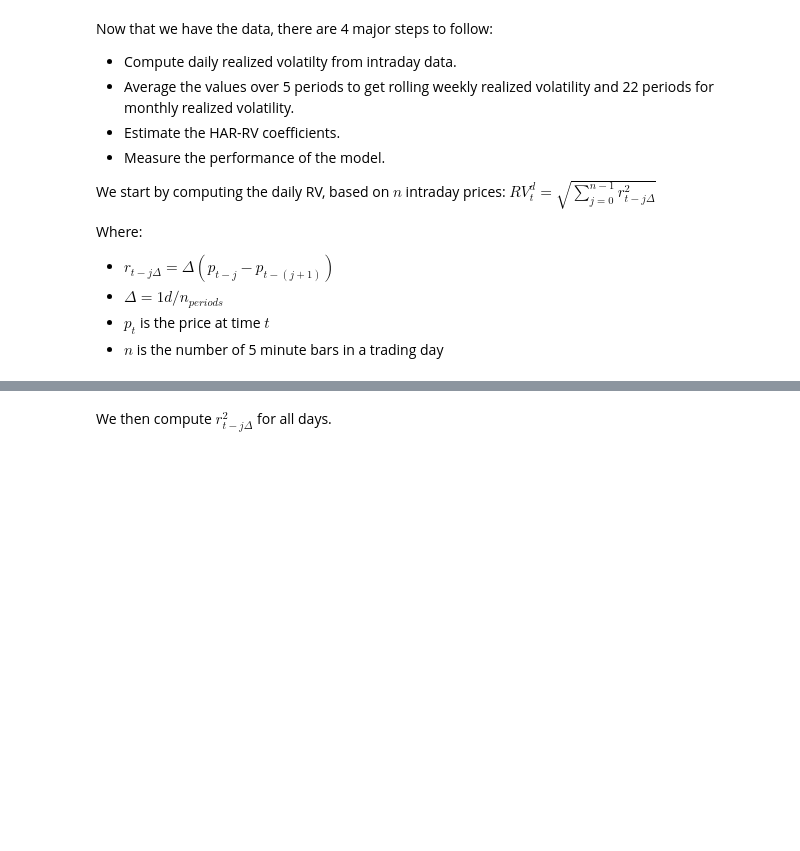
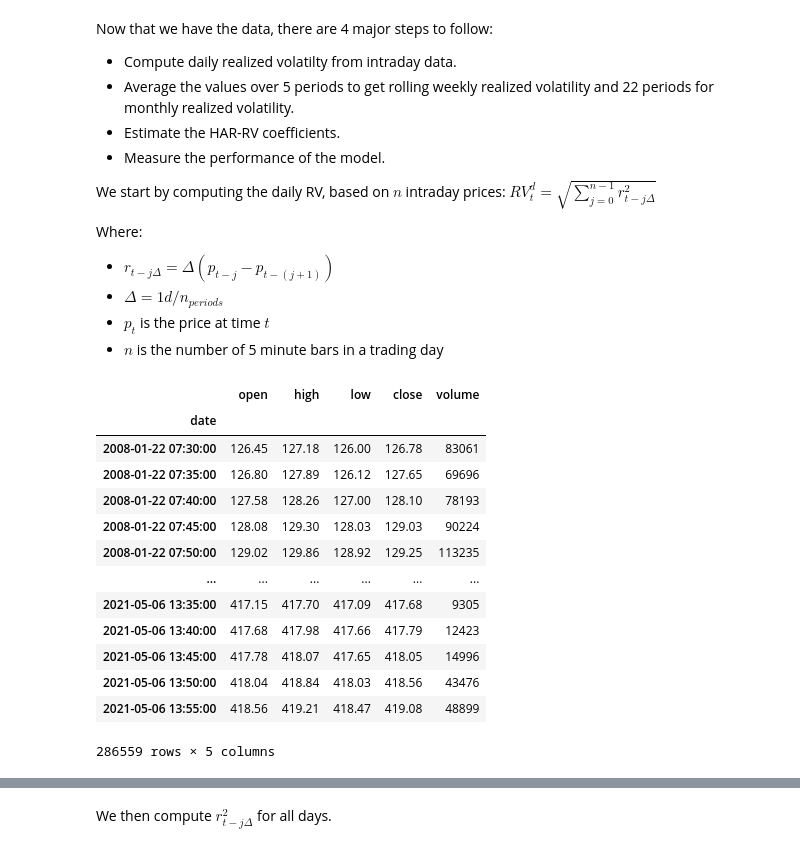
Before and after one commit to hpml-fall2025/hpml-project, a Jupyter notebook: HAR-RV_forecast.ipynb, the cells around one changed output, grey strips where cells are left out. Saved outputs shown, nothing was run; the diff lists cells and outputs as text; code cells hidden in the pictures; blank space fills up the shorter version.

```diff
--- a/HAR-RV_forecast.ipynb
+++ b/HAR-RV_forecast.ipynb
@@ -124,3 +105,20 @@ Where:
 - $\Delta = 1d/n_{periods}$
 - $p_t$ is the price at time $t$
 - $n$ is the number of 5 minute bars in a trading day
+# %%
+alt_df
+# %% [output]
+|  | open | high | low | close | volume |
+| date |  |  |  |  |  |
+| 2008-01-22 07:30:00 | 126.45 | 127.18 | 126.00 | 126.78 | 83061 |
+| 2008-01-22 07:35:00 | 126.80 | 127.89 | 126.12 | 127.65 | 69696 |
+| 2008-01-22 07:40:00 | 127.58 | 128.26 | 127.00 | 128.10 | 78193 |
+| 2008-01-22 07:45:00 | 128.08 | 129.30 | 128.03 | 129.03 | 90224 |
+| 2008-01-22 07:50:00 | 129.02 | 129.86 | 128.92 | 129.25 | 113235 |
+| ... | ... | ... | ... | ... | ... |
+| 2021-05-06 13:35:00 | 417.15 | 417.70 | 417.09 | 417.68 | 9305 |
+| 2021-05-06 13:40:00 | 417.68 | 417.98 | 417.66 | 417.79 | 12423 |
+| 2021-05-06 13:45:00 | 417.78 | 418.07 | 417.65 | 418.05 | 14996 |
+| 2021-05-06 13:50:00 | 418.04 | 418.84 | 418.03 | 418.56 | 43476 |
+| 2021-05-06 13:55:00 | 418.56 | 419.21 | 418.47 | 419.08 | 48899 |
+286559 rows × 5 columns
```
Also changed, not shown: parts of 5 cells of this notebook, 1 other file.
